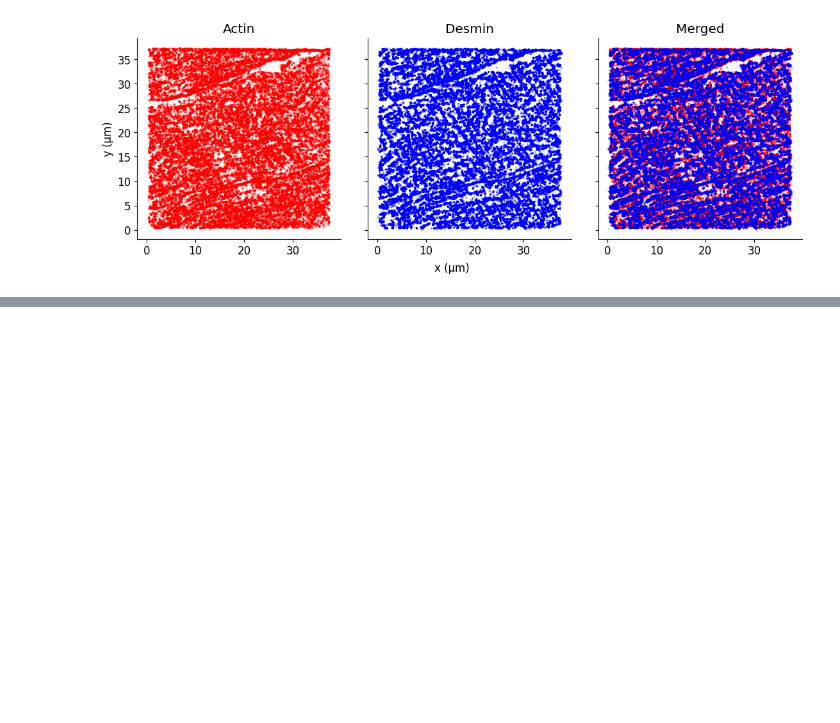
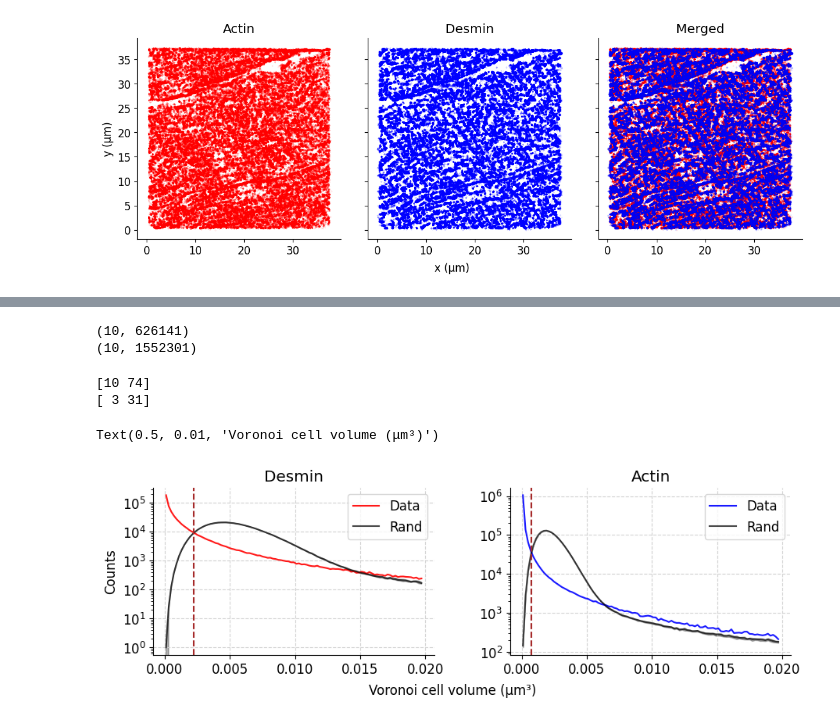
Before and after one commit to Jhko725/ProteinStructureReconstruction.jl, a Jupyter notebook: notebooks/desmin_actin_2.5um_STORM_denoising.ipynb, the cells around one changed output, grey strips where cells are left out. Cells and saved outputs as stored; diff of their text form; code cells hidden in the pictures; blank space fills up the shorter version.

```diff
--- a/notebooks/desmin_actin_2.5um_STORM_denoising.ipynb
+++ b/notebooks/desmin_actin_2.5um_STORM_denoising.ipynb
@@ -121,3 +122,10 @@ def determine_threshold(localizations, n_trials: int = 10, seed: int = 0):
 
 
 voro_vol_rands = [determine_threshold(v.points) for v in voros]
+# %%
+voro_vol_rands_ = [np.stack(v, axis=0) for v in voro_vol_rands]
+for v in voro_vol_rands_:
+    print(v.shape)
+# %% [output]
+(10, 626141)
+(10, 1552301)
@@ -123,0 +141,2 @@ voro_vol_rands = [determine_threshold(v.points) for v in voros]
+# %%
+voronoi_volumes = np.load(datadir / "results/desmin_actin_2.5um_voronoi_volumes.npz")
@@ -123,0 +169,51 @@ voro_vol_rands = [determine_threshold(v.points) for v in voros]
+# %%
+vol_thresholds = []
+
+fig, axes = plt.subplots(
+    1, 2, figsize=(9, 3), constrained_layout=True, gridspec_kw={"wspace": 0.1}
+)
+names = ("desmin", "actin")
+color_dict = {"desmin": "red", "actin": "blue"}
+title_dict = {"desmin": "Desmin", "actin": "Actin"}
+for ax, n in zip(axes, names):
+    counts, bin_edges = histogram_fixed_binsize(
+        voronoi_volumes[n], bin_size=2e-4, max_value=2e-2
+    )
+    counts_rand = np.stack(
+        [
+            histogram_fixed_binsize(vol, bin_size=2e-4, max_value=2e-2)[0]
+            for vol in voronoi_volumes[f"{n}_random"]
+        ],
+        axis=0,
+    )
+    bin_centers = (bin_edges[:-1] + bin_edges[1:]) / 2
+    ax.plot(bin_centers, counts, alpha=0.9, color=color_dict[n], label="Data")
+    counts_rand_mean = np.mean(counts_rand, axis=0)
+    ax = line_and_bandplot(
+        ax,
+        bin_centers,
+        counts_rand_mean,
+        np.std(counts_rand, axis=0),
+        color="black",
+        alpha=0.7,
+        label="Rand",
+    )
+    ax.set_yscale("log")
+
+    vol_thres = find_crossing_points(bin_centers, counts, counts_rand_mean)[0]
+    vol_thresholds.append(vol_thres)
+    ax.axvline(
+        x=vol_thres,
+        linestyle="--",
+        color="brown",
+    )
+    ax.legend()
+    ax.grid(ls="--", color="lightgray")
+    ax.set_title(title_dict[n])
+axes[0].set_ylabel("Counts")
+fig.supxlabel("Voronoi cell volume (μm³)", fontsize="medium")
+# %% [output]
+[10 74]
+[ 3 31]
+Text(0.5, 0.01, 'Voronoi cell volume (μm³)')
+[figure, added]
```
Also changed, not shown: parts of 11 cells of this notebook, 20 other files.
